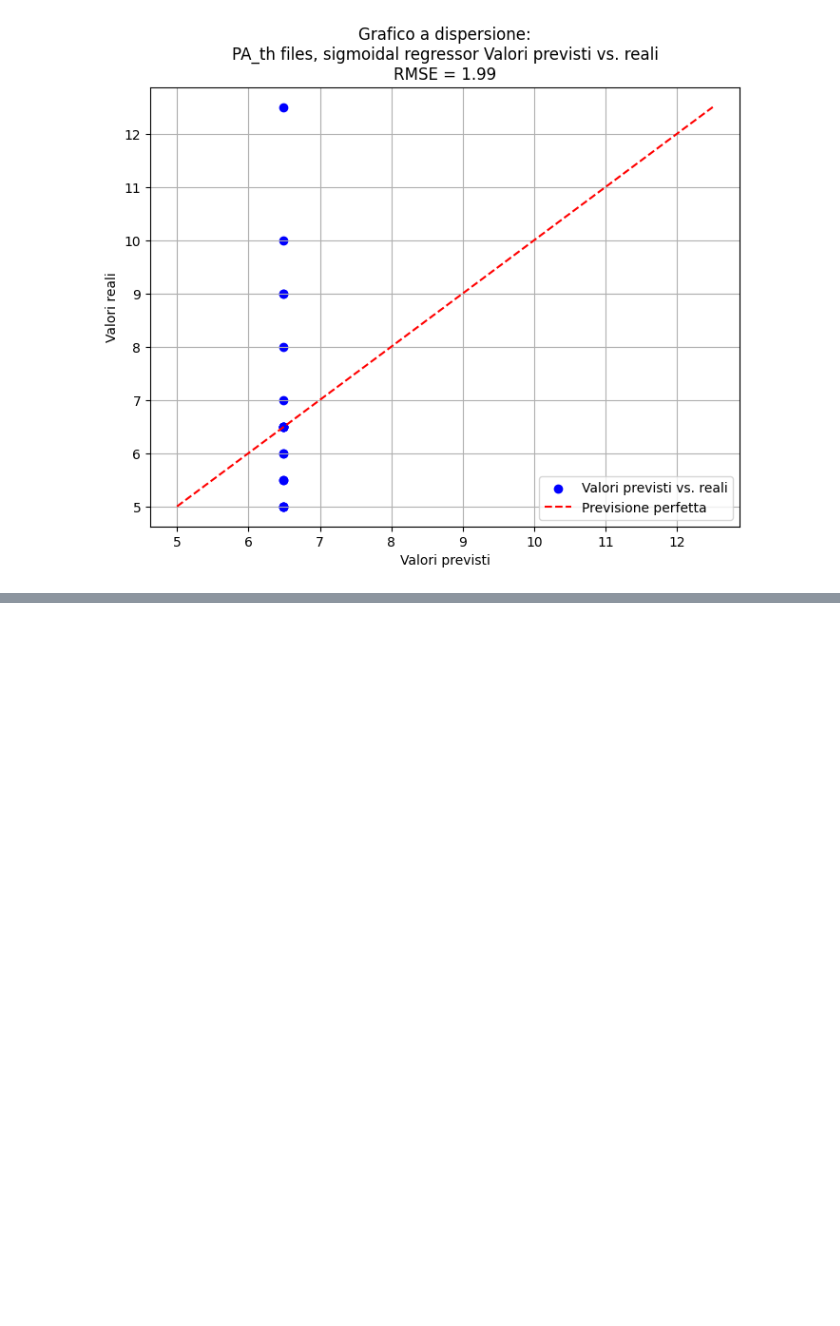
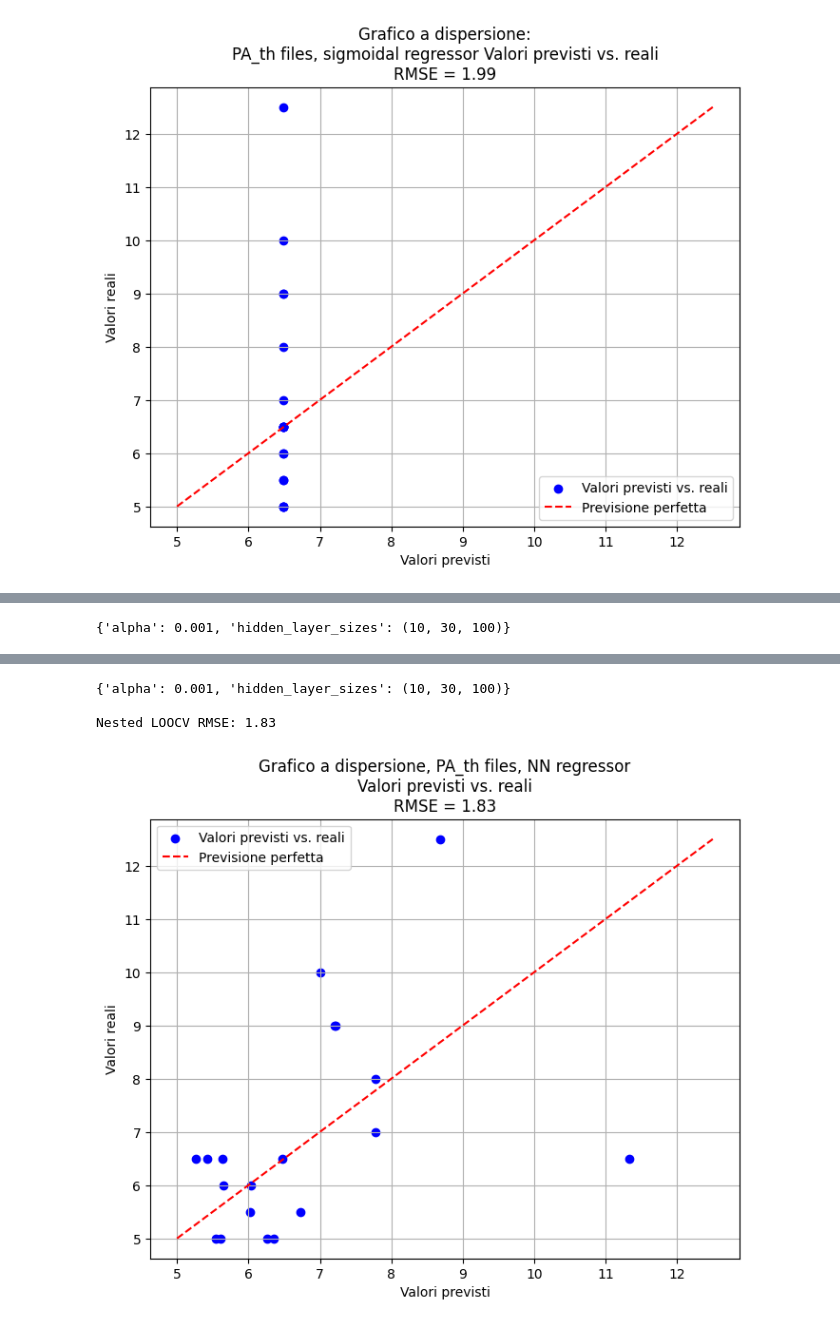
Before and after one commit to GiuseppeCurrao/Extraction-of-vocal-feature-for-ALS-speech-score-regression, a Jupyter notebook: Code/Regressor_PA.ipynb, the cells around one changed output, grey strips where cells are left out. Drawn from its saved outputs; the diff is of its cells as text; code cells hidden in the pictures; blank space fills up the shorter version.

```diff
--- a/Code/Regressor_PA.ipynb
+++ b/Code/Regressor_PA.ipynb
@@ -413,0 +666,75 @@ Nested LOOCV RMSE: 1.99
+# %%
+nn = MLPRegressor(
+    activation='logistic',
+    hidden_layer_sizes=(10, 100, 200),
+    alpha=0.001,
+    random_state=20,
+    early_stopping=False,
+    solver='adam',
+    max_iter= 3500
+)
+param_grid = {
+    'hidden_layer_sizes': [ (10, 30, 100), (10, 50, 100), (10, 50, 200), (10, 100, 100)],
+    'alpha': [0.0001, 0.001, 0.01],
+}
+
+# Creare oggetto LOOCV
+loo = LeaveOneOut()
+y_pred = []
+y_true = []
+
+# Loop su ogni iterazione di LOOCV
+for train_index, test_index in loo.split(X):
+    X_train, X_test = X[train_index], X[test_index]
+    y_train, y_test = y[train_index], y[test_index]
+
+    # Grid search con LOOCV interno per selezionare i migliori parametri
+    inner_grid = GridSearchCV(estimator=nn, param_grid=param_grid, cv=3, scoring='neg_mean_squared_error', error_score='raise')
+    inner_grid.fit(X_train, y_train)
+
+    # Migliori parametri trovati nella grid search interna
+    best_params = inner_grid.best_params_
+    best_model = inner_grid.best_estimator_
+    print(f"{best_params}\n")
+    # Fit del modello con i migliori parametri sul training set esterno
+    best_model.fit(X_train, y_train)
+
+    # Previsioni sul set di test corrente
+    y_pred.extend(np.clip(best_model.predict(X_test), 5,25))
+    y_true.extend(y_test)
+
+y_t = np.zeros(len(y_true))
+for i in range(len(y_true)):
+    if type(y_true[i]) == "numpy.ndarray":
+        y_t[i] = y_true[i][0]
+    else:
+        y_t[i] = y_true[i]
+
+y_p = np.zeros(len(y_pred))
+for i in range(len(y_pred)):
+    if type(y_pred[i]) == "numpy.ndarray":
+        y_p[i] = y_pred[i][0]
+    else:
+        y_p[i] = y_pred[i]
+
+# Calcolare l'RMSE sui risultati finali
+final_rmse = np.sqrt(mean_squared_error(y_t, y_p))
+print(f'Nested LOOCV RMSE: {final_rmse:.2f}')
+plt.figure(figsize=(8, 6))
+plt.scatter(y_p, y_t, color='blue', label='Valori previsti vs. reali')
+
+# Aggiungi la linea di riferimento per una previsione perfetta
+plt.plot([y_t.min(), y_t.max()], [y_t.min(), y_t.max()], color='red', linestyle='--', label='Previsione perfetta')
+
+# Aggiungi etichette agli assi e un titolo al grafico
+plt.xlabel('Valori previsti')
+plt.ylabel('Valori reali')
+plt.title('Grafico a dispersione, PA_th files, NN regressor\nValori previsti vs. reali\nRMSE = {:.2f}'.format(final_rmse))
+
+# Aggiungi una legenda
+plt.legend()
+
+# Mostra il grafico
+plt.grid(True)
+plt.show()
+# %% [output]
@@ -413,0 +765 @@ Nested LOOCV RMSE: 1.99
+{'alpha': 0.001, 'hidden_layer_sizes': (10, 30, 100)}
@@ -413,0 +771,4 @@ Nested LOOCV RMSE: 1.99
+{'alpha': 0.001, 'hidden_layer_sizes': (10, 30, 100)}
+
+Nested LOOCV RMSE: 1.83
+[figure, added]
```
Also changed, not shown: parts of 22 cells of this notebook.
